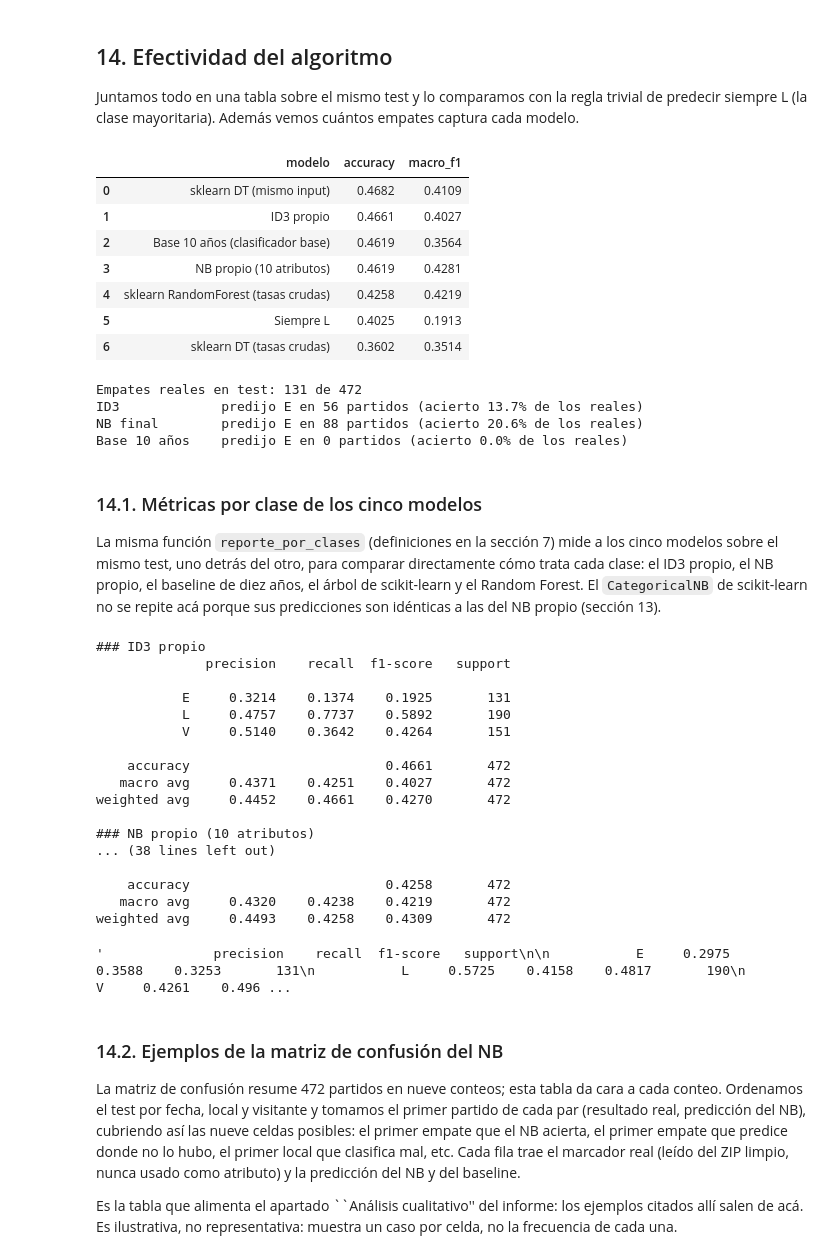
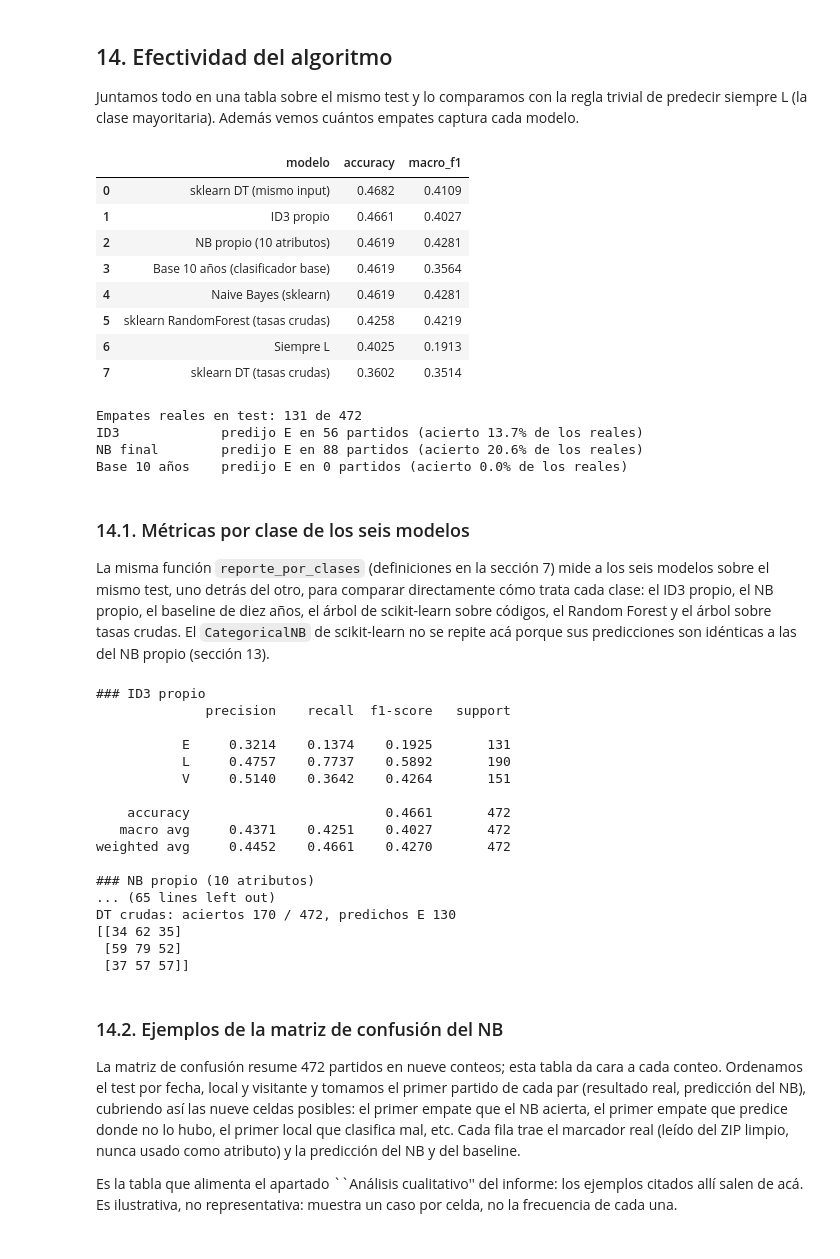
Before and after one commit to agustinocchiuzzi/laboratorioAprendAut1, a Jupyter notebook: entrega/notebook.ipynb, the cells around one changed output. Cells and saved outputs as stored; diff of their text form; code cells hidden in the pictures.

```diff
--- a/entrega/notebook.ipynb
+++ b/entrega/notebook.ipynb
@@ -1516,47 +1565,52 @@ empates captura cada modelo.
 # %%
 siempre_l = np.full(len(y_test), 'L')
 filas_resumen = filas_comp + [
     {'modelo': 'NB propio (10 atributos)',
      'accuracy': round(accuracy_score(y_test, pred_nb), 4),
      'macro_f1': round(
          f1_score(y_test, pred_nb, average='macro', zero_division=0), 4)},
+    {'modelo': 'Naive Bayes (sklearn)',
+     'accuracy': round(accuracy_score(y_test, pred_ref), 4),
+     'macro_f1': round(
+         f1_score(y_test, pred_ref, average='macro', zero_division=0), 4)},
     {'modelo': 'Siempre L',
      'accuracy': round(accuracy_score(y_test, siempre_l), 4),
      'macro_f1': round(
          f1_score(y_test, siempre_l, average='macro', zero_division=0), 4)},
 ]
 resumen = pd.DataFrame(filas_resumen)
 display(resumen.sort_values('accuracy', ascending=False).reset_index(drop=True))
 
 print('Empates reales en test:', int((y_test == 'E').sum()),
       'de', len(y_test))
 for nombre, pred in [('ID3', y_pred), ('NB final', pred_nb),
                      ('Base 10 años', pred_base)]:
     print(f'{nombre:<15} predijo E en '
           f'{int((pred == "E").sum())} partidos '
           f'(acierto {(pred[y_test == "E"] == "E").mean():.1%} de los reales)')
 # %% [output]
 |  | modelo | accuracy | macro_f1 |
 | 0 | sklearn DT (mismo input) | 0.4682 | 0.4109 |
 | 1 | ID3 propio | 0.4661 | 0.4027 |
-| 2 | Base 10 años (clasificador base) | 0.4619 | 0.3564 |
-| 3 | NB propio (10 atributos) | 0.4619 | 0.4281 |
-| 4 | sklearn RandomForest (tasas crudas) | 0.4258 | 0.4219 |
-| 5 | Siempre L | 0.4025 | 0.1913 |
-| 6 | sklearn DT (tasas crudas) | 0.3602 | 0.3514 |
+| 2 | NB propio (10 atributos) | 0.4619 | 0.4281 |
+| 3 | Base 10 años (clasificador base) | 0.4619 | 0.3564 |
+| 4 | Naive Bayes (sklearn) | 0.4619 | 0.4281 |
+| 5 | sklearn RandomForest (tasas crudas) | 0.4258 | 0.4219 |
+| 6 | Siempre L | 0.4025 | 0.1913 |
+| 7 | sklearn DT (tasas crudas) | 0.3602 | 0.3514 |
 Empates reales en test: 131 de 472
 ID3             predijo E en 56 partidos (acierto 13.7% de los reales)
 NB final        predijo E en 88 partidos (acierto 20.6% de los reales)
 Base 10 años    predijo E en 0 partidos (acierto 0.0% de los reales)
 # %% [markdown]
-### 14.1. Métricas por clase de los cinco modelos
+### 14.1. Métricas por clase de los seis modelos
 
 La misma función `reporte_por_clases` (definiciones en la sección 7) mide a
-los cinco modelos sobre el mismo test, uno detrás del otro, para comparar
+los seis modelos sobre el mismo test, uno detrás del otro, para comparar
 directamente cómo trata cada clase: el ID3 propio, el NB propio, el baseline
-de diez años, el árbol de scikit-learn y el Random Forest. El
-`CategoricalNB` de scikit-learn no se repite acá porque sus predicciones son
-idénticas a las del NB propio (sección 13).
+de diez años, el árbol de scikit-learn sobre códigos, el Random Forest y el
+árbol sobre tasas crudas. El `CategoricalNB` de scikit-learn no se repite acá
+porque sus predicciones son idénticas a las del NB propio (sección 13).
 # %%
 reporte_por_clases('ID3 propio', y_test, y_pred)
 reporte_por_clases('NB propio (10 atributos)', y_test, pred_nb)
@@ -1565,6 +1619,19 @@ reporte_por_clases('sklearn DT (mismo input)', y_test,
                    predicciones_comp['sklearn DT (mismo input)'])
 reporte_por_clases('sklearn RandomForest (tasas crudas)', y_test,
                    predicciones_comp['sklearn RandomForest (tasas crudas)'])
+reporte_por_clases('sklearn DT (tasas crudas)', y_test,
+                   predicciones_comp['sklearn DT (tasas crudas)'])
+
+# Matrices de confusión impresas (filas real, columnas predichas E/L/V).
+for nombre, pred in [
+    ('DT códigos', predicciones_comp['sklearn DT (mismo input)']),
+    ('Random Forest', predicciones_comp['sklearn RandomForest (tasas crudas)']),
+    ('DT crudas', predicciones_comp['sklearn DT (tasas crudas)']),
+]:
+    m = confusion_matrix(y_test, pred, labels=CLASSES)
+    print(f'\n{nombre}: aciertos {int(m.diagonal().sum())} / {len(y_test)}, '
+          f'predichos E {int((pred == "E").sum())}')
+    print(m)
 # %% [output]
 ### ID3 propio
               precision    recall  f1-score   support
@@ -1578,12 +1645,11 @@ reporte_por_clases('sklearn RandomForest (tasas crudas)', y_test,
 weighted avg     0.4452    0.4661    0.4270       472
 
 ### NB propio (10 atributos)
-... (38 lines left out)
-
-    accuracy                         0.4258       472
-   macro avg     0.4320    0.4238    0.4219       472
-weighted avg     0.4493    0.4258    0.4309       472
+... (65 lines left out)
+DT crudas: aciertos 170 / 472, predichos E 130
+[[34 62 35]
+ [59 79 52]
+ [37 57 57]]
-'              precision    recall  f1-score   support\n\n           E     0.2975    0.3588    0.3253       131\n           L     0.5725    0.4158    0.4817       190\n           V     0.4261    0.496 ...
 # %% [markdown]
 ### 14.2. Ejemplos de la matriz de confusión del NB
 
```
Also changed, not shown: parts of 4 cells of this notebook, 2 other files.
